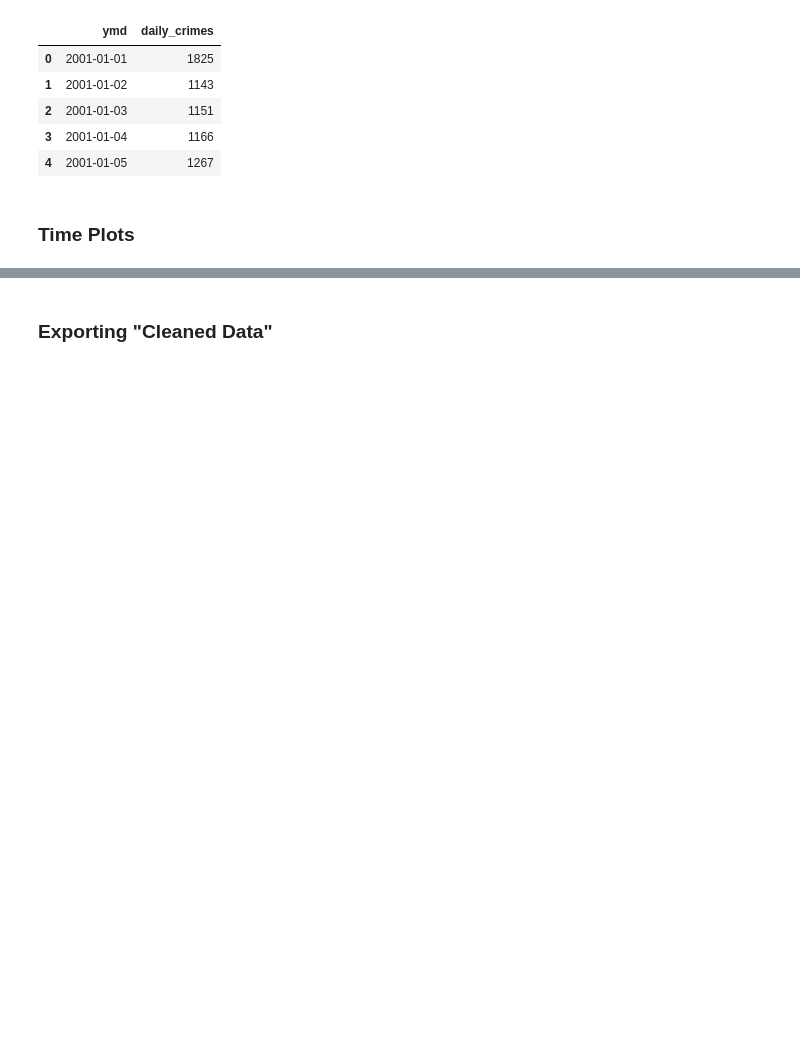
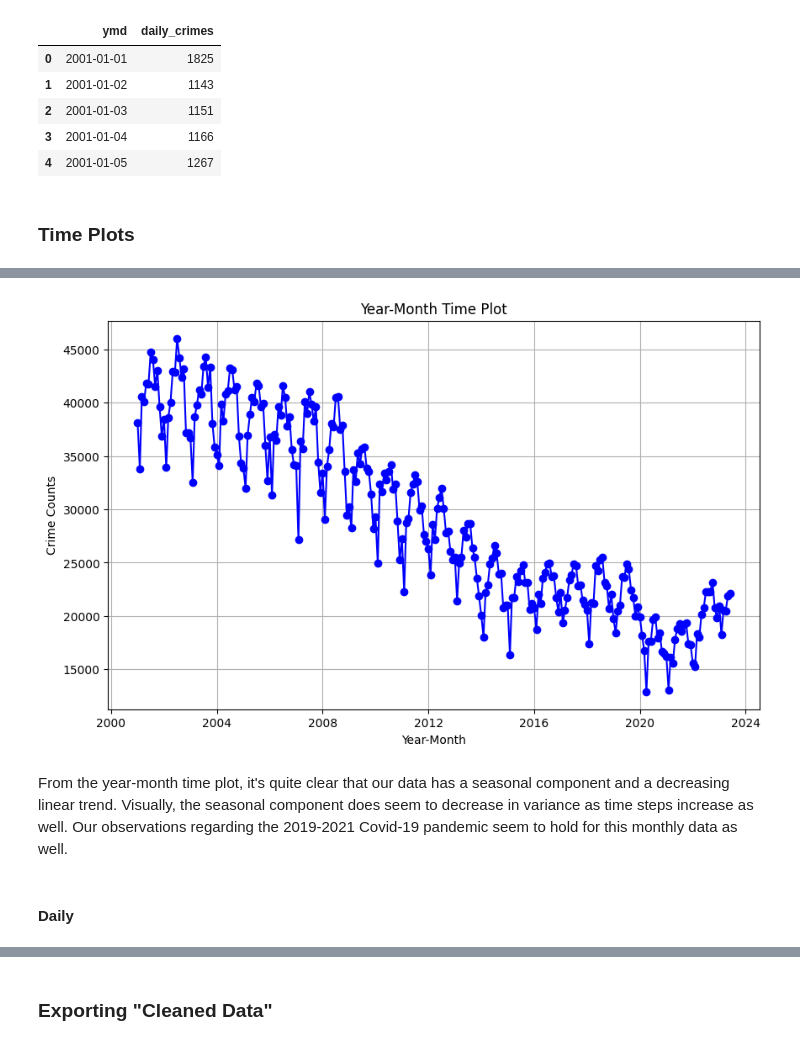
Before and after one commit to Achan40/cc-time-series, a Jupyter notebook: eda/cc_eda.ipynb, the cells around one changed output, grey strips where cells are left out. Cells and saved outputs as stored; diff of their text form; code cells hidden in the pictures; blank space fills up the shorter version.

```diff
--- a/eda/cc_eda.ipynb
+++ b/eda/cc_eda.ipynb
@@ -73,0 +106,22 @@ cc_day.head()
+# %%
+# Use .iloc to slice the DataFrame and exclude the last row
+cc_month = cc_month.iloc[:-1]
+# %%
+# Create a column with year month data and assign it to the index
+cc_month['y-m'] = pd.to_datetime(cc_month[['year', 'month']].assign(day=1))
+cc_month.set_index('y-m', inplace=True)
+
+# Create a time plot using matplotlib
+plt.figure(figsize=(10, 6))
+plt.plot(cc_month.index, cc_month['monthly_crimes'], marker='o', linestyle='-', color='b')
+plt.xlabel('Year-Month')
+plt.ylabel('Crime Counts')
+plt.title('Year-Month Time Plot')
+plt.grid(True)
+plt.show()
+# %% [output]
+[figure, added]
+# %% [markdown]
+From the year-month time plot, it's quite clear that our data has a seasonal component and a decreasing linear trend. Visually, the seasonal component does seem to decrease in variance as time steps increase as well. Our observations regarding the 2019-2021 Covid-19 pandemic seem to hold for this monthly data as well.
+# %% [markdown]
+#### Daily
```
Also changed, not shown: parts of 20 cells of this notebook.
